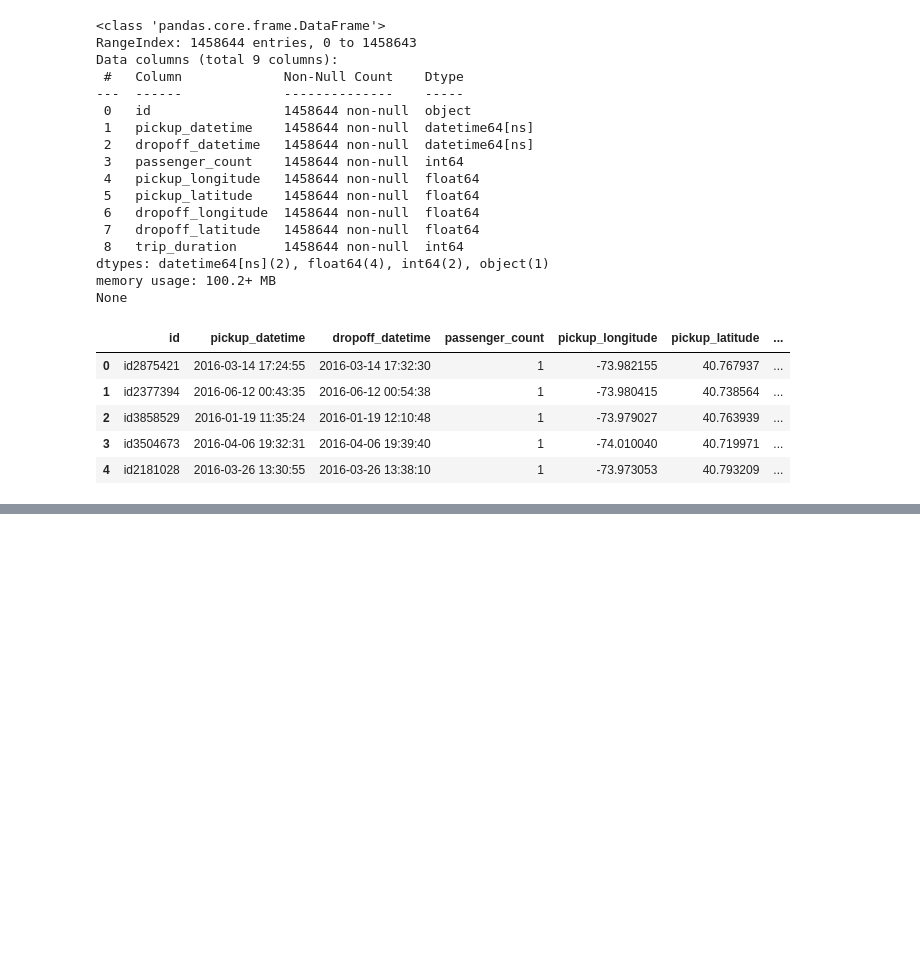
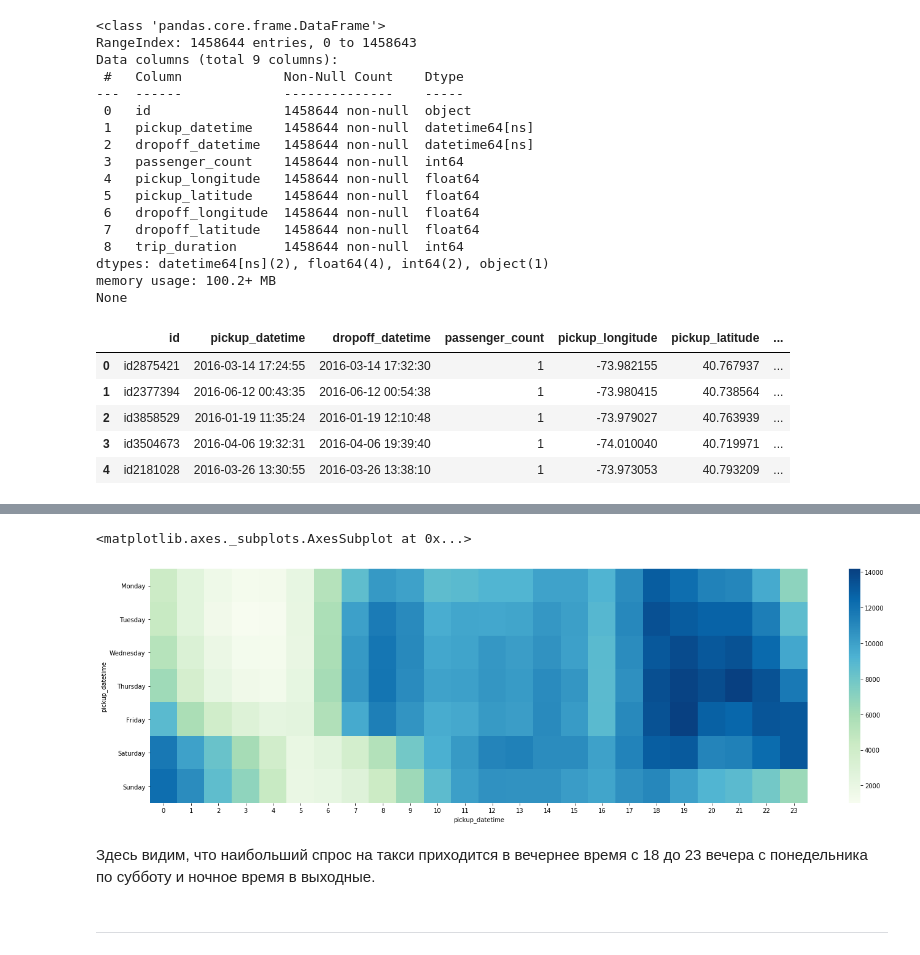
Before and after one commit to elenatis/pyda-9-hw-1, a Jupyter notebook: 15_Matpoltlib_Seaborn/homework_vizs.ipynb, the cells around one changed output, grey strips where cells are left out. Saved outputs shown, nothing was run; the diff lists cells and outputs as text; code cells hidden in the pictures; blank space fills up the shorter version.

```diff
--- a/15_Matpoltlib_Seaborn/homework_vizs.ipynb
+++ b/15_Matpoltlib_Seaborn/homework_vizs.ipynb
@@ -297,0 +146,4 @@ plt.scatter(df.dropoff_longitude, df.dropoff_latitude, color='blue')
+# %%
+viz3 = df.pivot_table(index=df.pickup_datetime.dt.hour, columns=df.pickup_datetime.dt.day_name(), values='id', aggfunc='size')
+viz3 = viz3[['Monday','Tuesday','Wednesday','Thursday','Friday','Saturday','Sunday']].transpose()
+viz3
@@ -297,0 +161,10 @@ plt.scatter(df.dropoff_longitude, df.dropoff_latitude, color='blue')
+# %%
+plt.figure(figsize=(24,7))
+sns.heatmap(viz3, cmap='GnBu')
+# %% [output]
+<matplotlib.axes._subplots.AxesSubplot at 0x...>
+[figure, added]
+# %% [markdown]
+Здесь видим, что наибольший спрос на такси приходится в вечернее время с 18 до 23 вечера с понедельника по субботу и ночное время в выходные.
+# %% [markdown]
+-----
```
Also changed, not shown: parts of 39 cells of this notebook.
